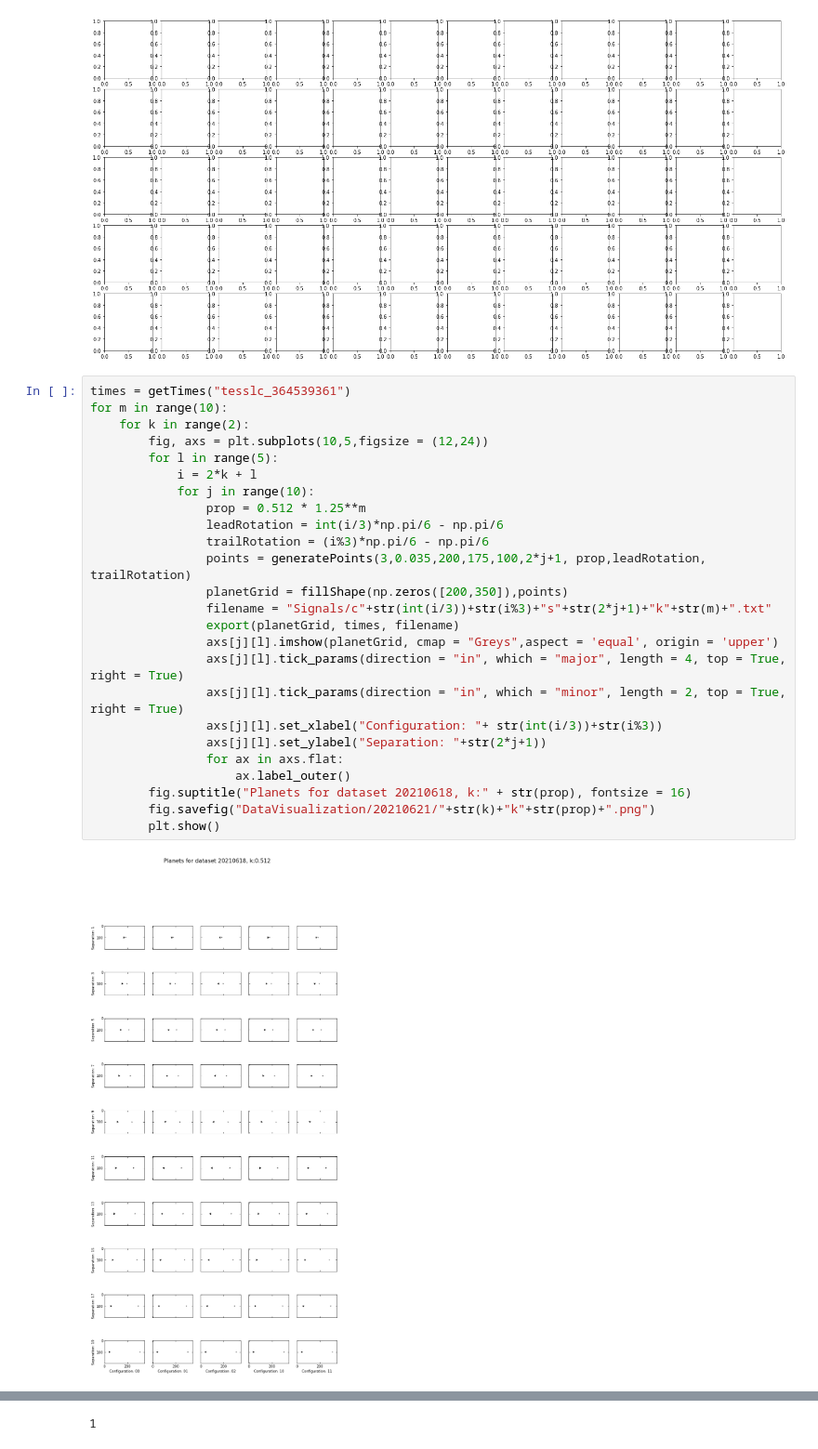
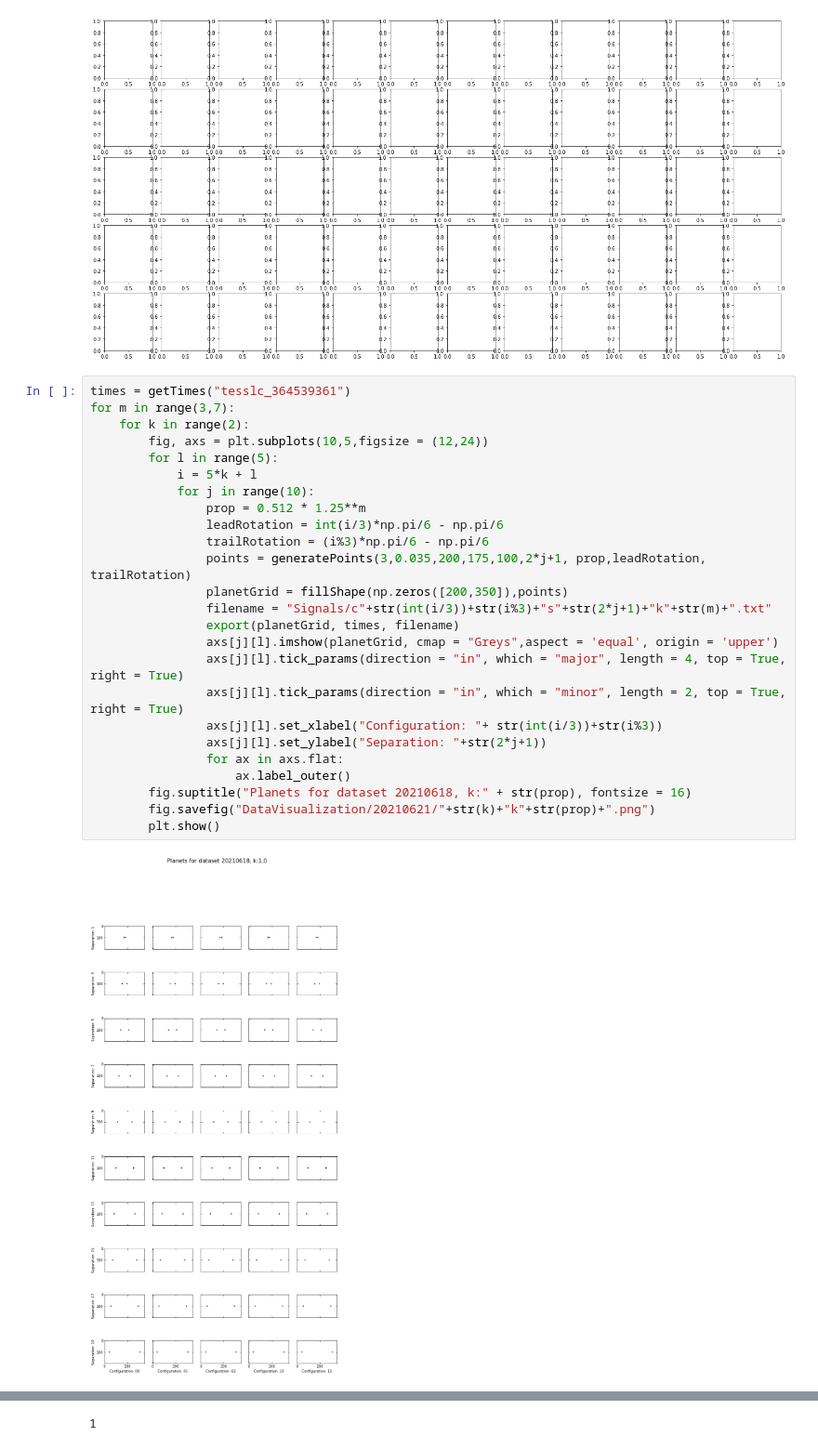
Before and after one commit to joshua-bromley/tessSignalInjection, a Jupyter notebook: Summer2021/doubleObjects.ipynb, the cells around one changed output, grey strips where cells are left out. Shown at 93% size. Cells and saved outputs as stored; diff of their text form.

```diff
--- a/Summer2021/doubleObjects.ipynb
+++ b/Summer2021/doubleObjects.ipynb
@@ -133,28 +133,28 @@ KeyboardInterrupt:
 [figure]
 # %%
 times = getTimes("tesslc_364539361")
-for m in range(10):
+for m in range(3,7):
     for k in range(2):
         fig, axs = plt.subplots(10,5,figsize = (12,24))
         for l in range(5):
-            i = 2*k + l
+            i = 5*k + l
             for j in range(10):
                 prop = 0.512 * 1.25**m
                 leadRotation = int(i/3)*np.pi/6 - np.pi/6
                 trailRotation = (i%3)*np.pi/6 - np.pi/6
                 points = generatePoints(3,0.035,200,175,100,2*j+1, prop,leadRotation, trailRotation)
                 planetGrid = fillShape(np.zeros([200,350]),points)
                 filename = "Signals/c"+str(int(i/3))+str(i%3)+"s"+str(2*j+1)+"k"+str(m)+".txt"
                 export(planetGrid, times, filename)
                 axs[j][l].imshow(planetGrid, cmap = "Greys",aspect = 'equal', origin = 'upper')
                 axs[j][l].tick_params(direction = "in", which = "major", length = 4, top = True, right = True)
                 axs[j][l].tick_params(direction = "in", which = "minor", length = 2, top = True, right = True)
                 axs[j][l].set_xlabel("Configuration: "+ str(int(i/3))+str(i%3))
                 axs[j][l].set_ylabel("Separation: "+str(2*j+1))
                 for ax in axs.flat:
                     ax.label_outer()
         fig.suptitle("Planets for dataset 20210618, k:" + str(prop), fontsize = 16)
         fig.savefig("DataVisualization/20210621/"+str(k)+"k"+str(prop)+".png")
         plt.show()
 # %% [output]
-[figure, old version]
+[figure, new version]
```
Also changed, not shown: parts of 1 cell of this notebook, 2 other files.
